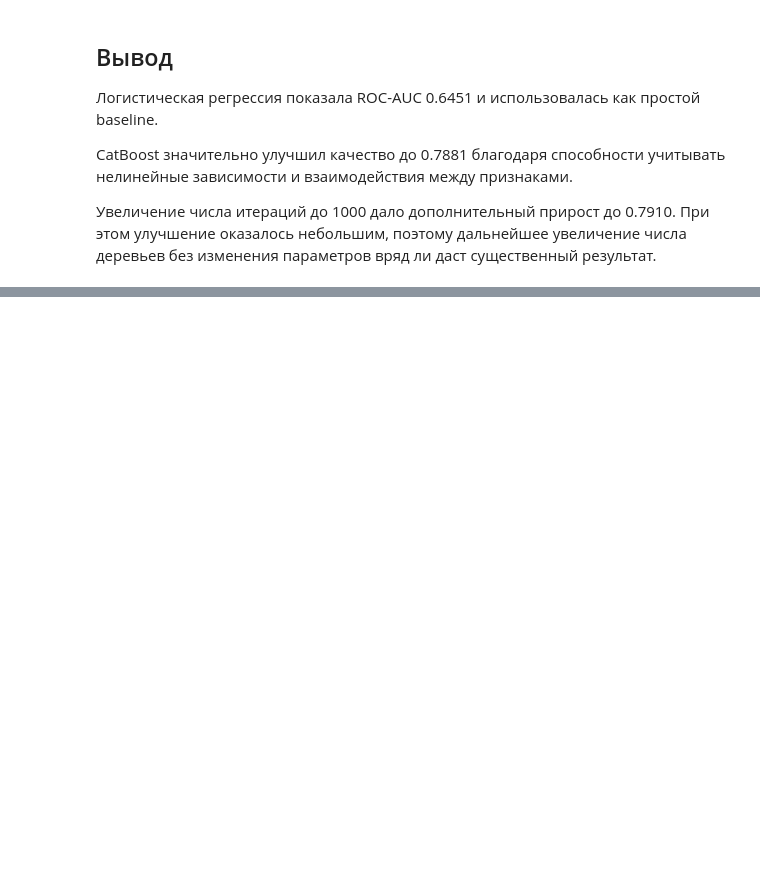
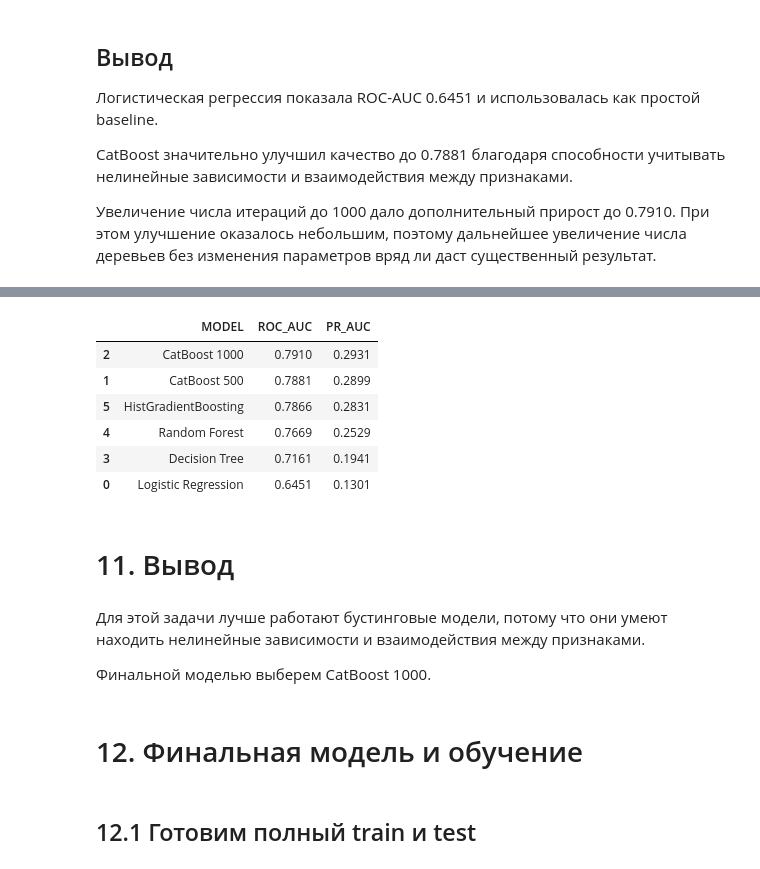
Before and after one commit to novaeKH/Credit-scoring, a Jupyter notebook: models.ipynb, the cells around one changed output, grey strips where cells are left out. Saved outputs shown, nothing was run; the diff lists cells and outputs as text; code cells hidden in the pictures; blank space fills up the shorter version.

```diff
--- a/models.ipynb
+++ b/models.ipynb
@@ -999,0 +1121,64 @@ CatBoost значительно улучшил качество до 0.7881 бл
+# %%
+tree_model_results = pd.DataFrame(
+    tree_model_results
+)
+
+all_model_results = pd.concat(
+    [
+        pd.DataFrame(
+            {
+                "MODEL": [
+                    "Logistic Regression",
+                    "CatBoost 500",
+                    "CatBoost 1000",
+                ],
+                "ROC_AUC": [
+                    baseline_roc_auc,
+                    catboost_roc_auc,
+                    catboost_roc_auc_1000,
+                ],
+                "PR_AUC": [
+                    average_precision_score(
+                        y_valid,
+                        valid_probabilities,
+                    ),
+                    average_precision_score(
+                        y_valid,
+                        catboost_valid_proba,
+                    ),
+                    average_precision_score(
+                        y_valid,
+                        catboost_valid_proba_1000,
+                    ),
+                ],
+            }
+        ),
+        tree_model_results,
+    ],
+    ignore_index=True,
+)
+
+display(
+    all_model_results.sort_values(
+        "ROC_AUC",
+        ascending=False,
+    )
+)
+# %% [output]
+|  | MODEL | ROC_AUC | PR_AUC |
+| 2 | CatBoost 1000 | 0.7910 | 0.2931 |
+| 1 | CatBoost 500 | 0.7881 | 0.2899 |
+| 5 | HistGradientBoosting | 0.7866 | 0.2831 |
+| 4 | Random Forest | 0.7669 | 0.2529 |
+| 3 | Decision Tree | 0.7161 | 0.1941 |
+| 0 | Logistic Regression | 0.6451 | 0.1301 |
+# %% [markdown]
+# 11. Вывод
+# %% [markdown]
+Для этой задачи лучше работают бустинговые модели, потому что они умеют находить нелинейные зависимости и взаимодействия между признаками.
+
+Финальной моделью выберем CatBoost 1000.
+# %% [markdown]
+# 12. Финальная модель и обучение
+# %% [markdown]
+## 12.1 Готовим полный train и test
```
Also changed, not shown: parts of 14 cells of this notebook, 6 other files.
